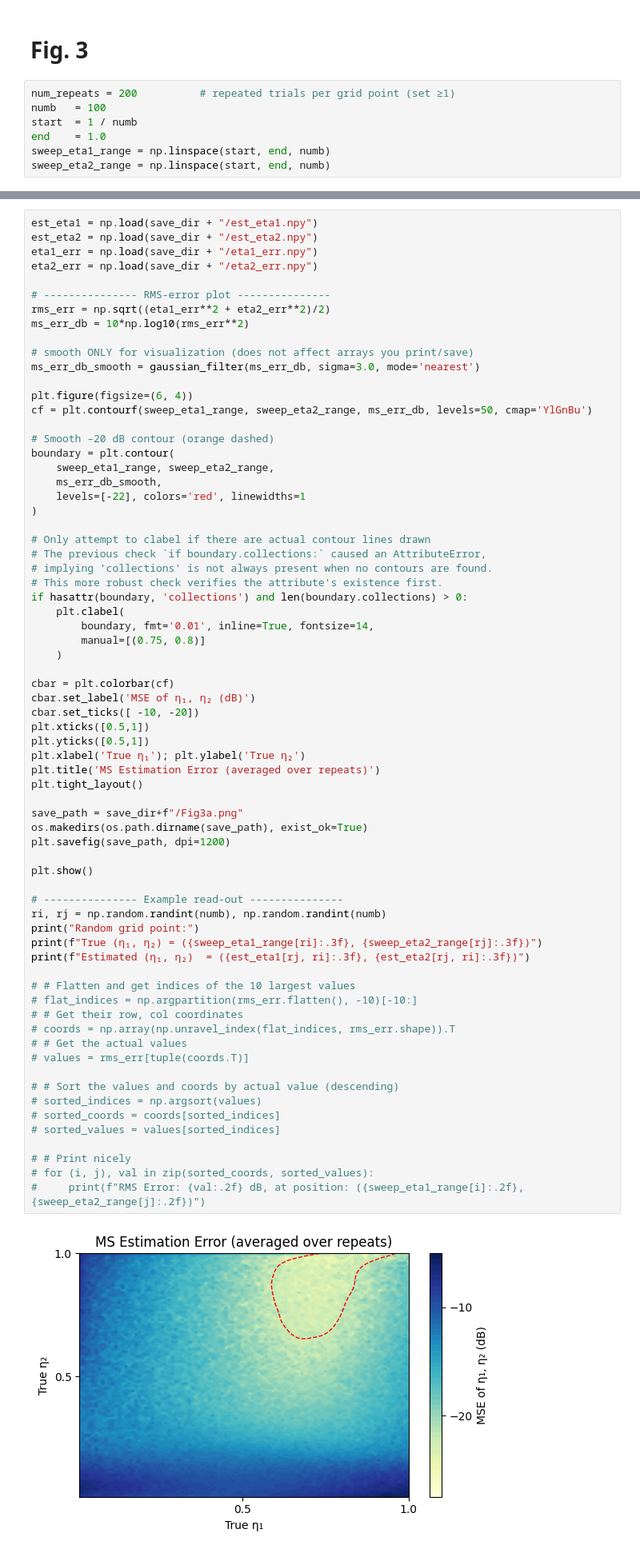
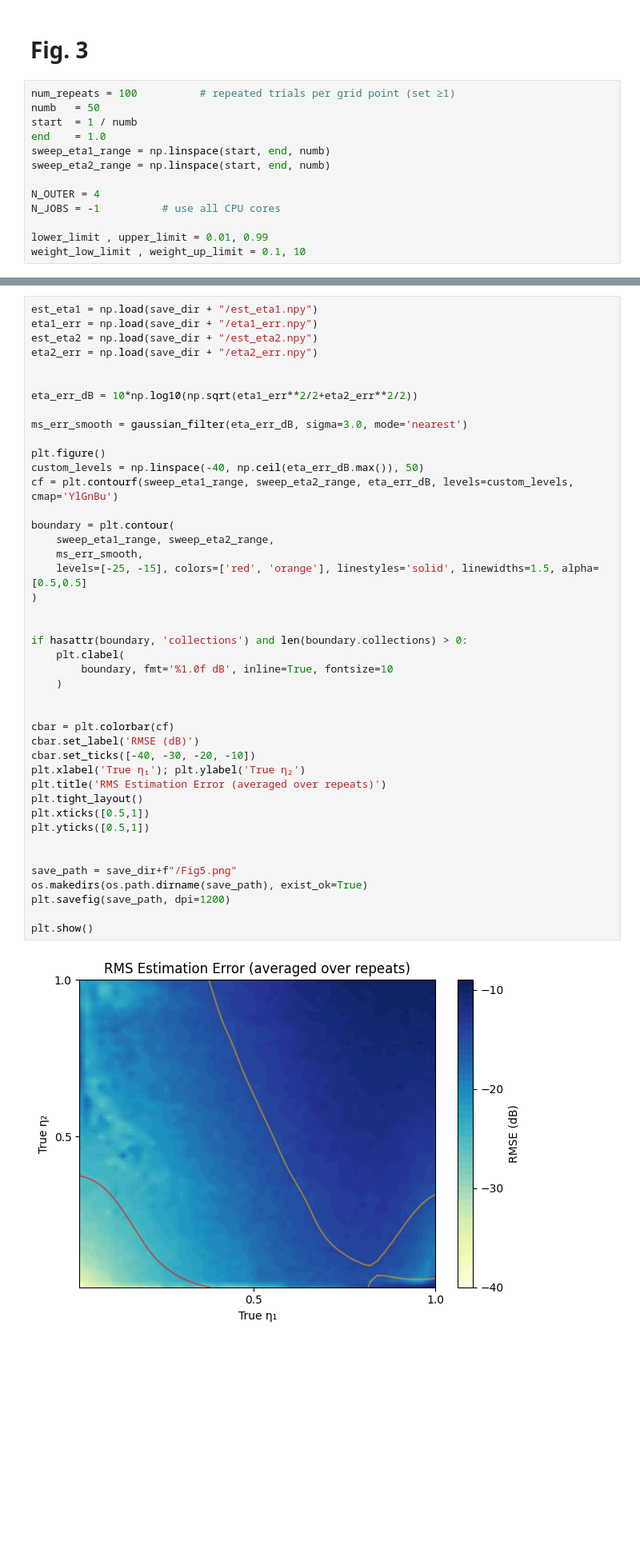
Before and after one commit to go705/BNOT_codes, a Jupyter notebook: BNOT_v2.ipynb, the cells around one changed output, grey strips where cells are left out. Shown at 80% size. Cells and saved outputs as stored; diff of their text form; blank space fills up the shorter version.

```diff
--- a/BNOT_v2.ipynb
+++ b/BNOT_v2.ipynb
@@ -267,9 +426,15 @@ Estimated η₂ 95% CI: [0.709, 0.803]  (mean 0.766)
 # %% [markdown]
 # Fig. 3
 # %%
-num_repeats = 200          # repeated trials per grid point (set ≥1)
-numb   = 100
+num_repeats = 100          # repeated trials per grid point (set ≥1)
+numb   = 50
 start  = 1 / numb
 end    = 1.0
 sweep_eta1_range = np.linspace(start, end, numb)
 sweep_eta2_range = np.linspace(start, end, numb)
+
+N_OUTER = 4
+N_JOBS = -1          # use all CPU cores
+
+lower_limit , upper_limit = 0.01, 0.99
+weight_low_limit , weight_up_limit = 0.1, 10
@@ -344,71 +1071,45 @@ Remaining steps : 1
 # %%
 est_eta1 = np.load(save_dir + "/est_eta1.npy")
+eta1_err = np.load(save_dir + "/eta1_err.npy")
 est_eta2 = np.load(save_dir + "/est_eta2.npy")
-eta1_err = np.load(save_dir + "/eta1_err.npy")
 eta2_err = np.load(save_dir + "/eta2_err.npy")
 
-# --------------- RMS‑error plot ---------------
-rms_err = np.sqrt((eta1_err**2 + eta2_err**2)/2)
-ms_err_db = 10*np.log10(rms_err**2)
 
-# smooth ONLY for visualization (does not affect arrays you print/save)
-ms_err_db_smooth = gaussian_filter(ms_err_db, sigma=3.0, mode='nearest')
+eta_err_dB = 10*np.log10(np.sqrt(eta1_err**2/2+eta2_err**2/2))
 
-plt.figure(figsize=(6, 4))
-cf = plt.contourf(sweep_eta1_range, sweep_eta2_range, ms_err_db, levels=50, cmap='YlGnBu')
+ms_err_smooth = gaussian_filter(eta_err_dB, sigma=3.0, mode='nearest')
 
-# Smooth –20 dB contour (orange dashed)
+plt.figure()
+custom_levels = np.linspace(-40, np.ceil(eta_err_dB.max()), 50)
+cf = plt.contourf(sweep_eta1_range, sweep_eta2_range, eta_err_dB, levels=custom_levels, cmap='YlGnBu')
+
 boundary = plt.contour(
     sweep_eta1_range, sweep_eta2_range,
-    ms_err_db_smooth,
-    levels=[-22], colors='red', linewidths=1
+    ms_err_smooth,
+    levels=[-25, -15], colors=['red', 'orange'], linestyles='solid', linewidths=1.5, alpha=[0.5,0.5]
 )
 
-# Only attempt to clabel if there are actual contour lines drawn
-# The previous check `if boundary.collections:` caused an AttributeError,
-# implying 'collections' is not always present when no contours are found.
-# This more robust check verifies the attribute's existence first.
+
 if hasattr(boundary, 'collections') and len(boundary.collections) > 0:
     plt.clabel(
-        boundary, fmt='0.01', inline=True, fontsize=14,
-        manual=[(0.75, 0.8)]
+        boundary, fmt='%1.0f dB', inline=True, fontsize=10
     )
 
+
 cbar = plt.colorbar(cf)
-cbar.set_label('MSE of η₁, η₂ (dB)')
-cbar.set_ticks([ -10, -20])
+cbar.set_label('RMSE (dB)')
+cbar.set_ticks([-40, -30, -20, -10])
+plt.xlabel('True η₁'); plt.ylabel('True η₂')
+plt.title('RMS Estimation Error (averaged over repeats)')
+plt.tight_layout()
 plt.xticks([0.5,1])
 plt.yticks([0.5,1])
-plt.xlabel('True η₁'); plt.ylabel('True η₂')
-plt.title('MS Estimation Error (averaged over repeats)')
-plt.tight_layout()
 
-save_path = save_dir+f"/Fig3a.png"
+
+save_path = save_dir+f"/Fig5.png"
 os.makedirs(os.path.dirname(save_path), exist_ok=True)
 plt.savefig(save_path, dpi=1200)
 
 plt.show()
-
-# --------------- Example read‑out ---------------
-ri, rj = np.random.randint(numb), np.random.randint(numb)
-print("Random grid point:")
-print(f"True (η₁, η₂) = ({sweep_eta1_range[ri]:.3f}, {sweep_eta2_range[rj]:.3f})")
-print(f"Estimated (η₁, η₂)  = ({est_eta1[rj, ri]:.3f}, {est_eta2[rj, ri]:.3f})")
-
-# # Flatten and get indices of the 10 largest values
-# flat_indices = np.argpartition(rms_err.flatten(), -10)[-10:]
-# # Get their row, col coordinates
-# coords = np.array(np.unravel_index(flat_indices, rms_err.shape)).T
-# # Get the actual values
-# values = rms_err[tuple(coords.T)]
-
-# # Sort the values and coords by actual value (descending)
-# sorted_indices = np.argsort(values)
-# sorted_coords = coords[sorted_indices]
-# sorted_values = values[sorted_indices]
-
-# # Print nicely
-# for (i, j), val in zip(sorted_coords, sorted_values):
-#     print(f"RMS Error: {val:.2f} dB, at position: ({sweep_eta1_range[i]:.2f}, {sweep_eta2_range[j]:.2f})")
 # %% [output]
-[figure, old version]
+[figure, new version]
```
Also changed, not shown: parts of 43 cells of this notebook, 32 other files.
